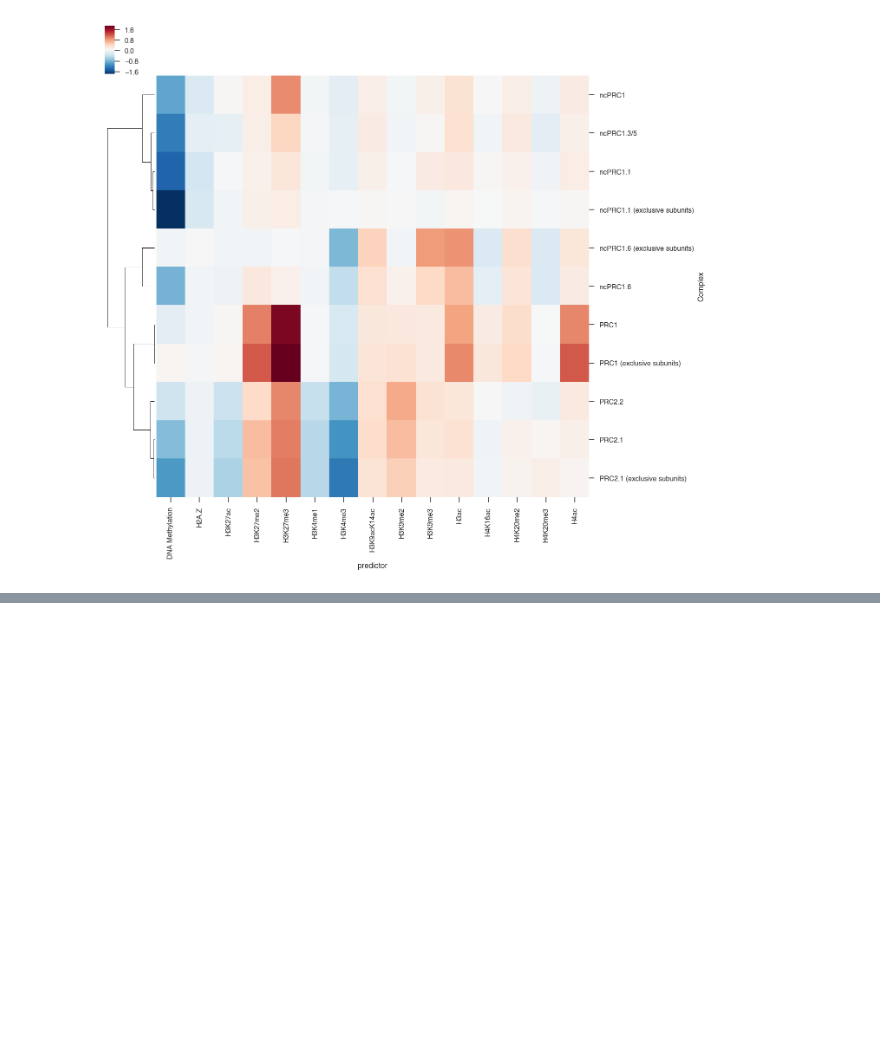
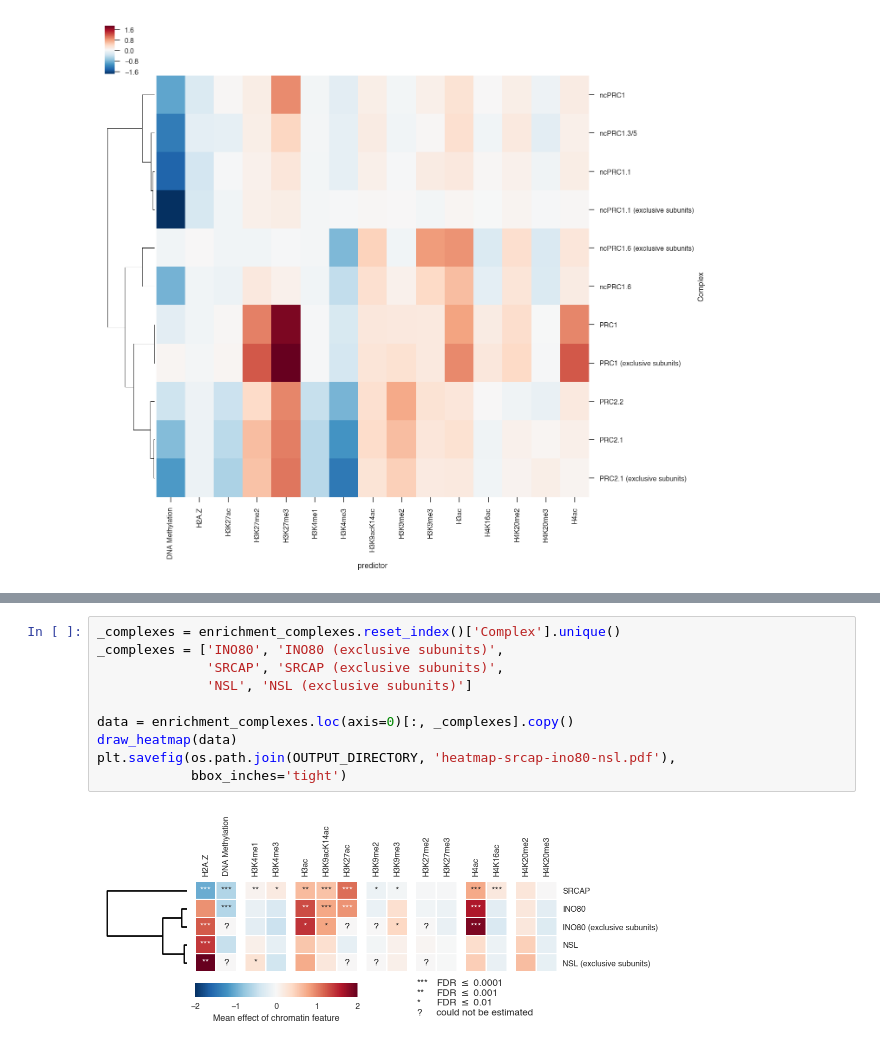
Before and after one commit to lukauskas/publications-lukauskas-2024-marcs, a Jupyter notebook: extra-figures-notebooks/ptm-response/Complexes heatmap.ipynb, the cells around one changed output, grey strips where cells are left out. Saved outputs shown, nothing was run; the diff lists cells and outputs as text; blank space fills up the shorter version.

```diff
--- a/extra-figures-notebooks/ptm-response/Complexes heatmap.ipynb
+++ b/extra-figures-notebooks/ptm-response/Complexes heatmap.ipynb
@@ -216 +216,13 @@ plt.savefig(os.path.join(OUTPUT_DIRECTORY, 'heatmap-complexes-prc-only.pdf'), bb
+# %%
+_complexes = enrichment_complexes.reset_index()['Complex'].unique()
+_complexes = ['INO80', 'INO80 (exclusive subunits)',
+              'SRCAP', 'SRCAP (exclusive subunits)',
+              'NSL', 'NSL (exclusive subunits)']
+
+data = enrichment_complexes.loc(axis=0)[:, _complexes].copy()
+draw_heatmap(data)
+plt.savefig(os.path.join(OUTPUT_DIRECTORY, 'heatmap-srcap-ino80-nsl.pdf'),
+            bbox_inches='tight')
+# %% [output]
+[figure, added]
 # %%
```
Also changed, not shown: parts of 5 cells of this notebook.
